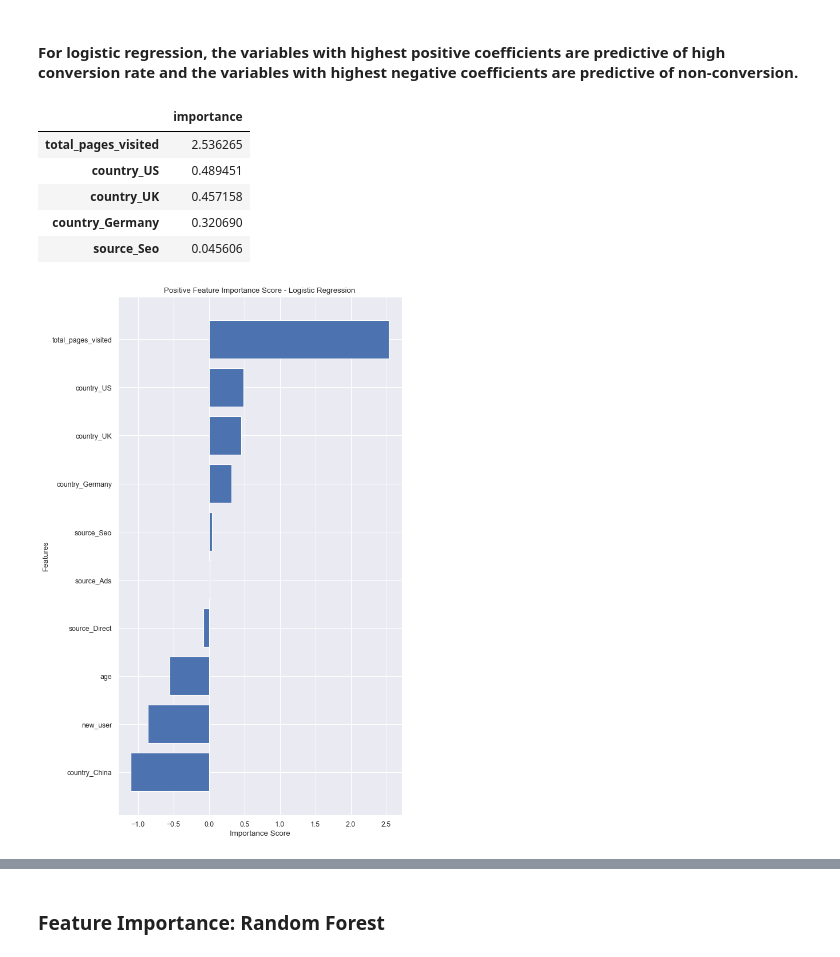
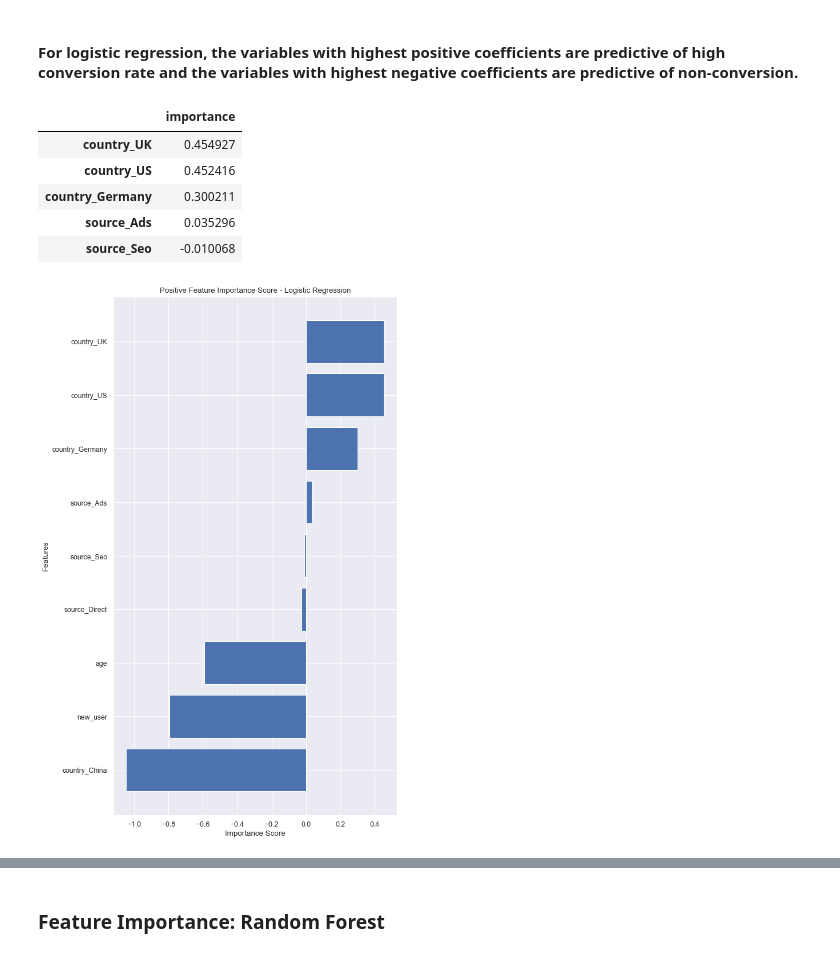
Before and after one commit to serge-ouedraogo/Converting-Users-to-Customers, a Jupyter notebook: Conversion_Rate.ipynb, the cells around one changed output, grey strips where cells are left out. Saved outputs shown, nothing was run; the diff lists cells and outputs as text; code cells hidden in the pictures.

```diff
--- a/Conversion_Rate.ipynb
+++ b/Conversion_Rate.ipynb
@@ -233,7 +233,6 @@ sns.pairplot(df_data.loc[:, :], palette=pal, hue="converted")
 # %%
 col2use=['age',
  'new_user',
- 'total_pages_visited',
  'country_China',
  'country_Germany',
  'country_UK',
@@ -766,28 +764,28 @@ feature_importances = pd.DataFrame(lr.coef_[0],
 feature_importances.head()
 # %% [output]
 |  | importance |
-| total_pages_visited | 2.536265 |
-| country_US | 0.489451 |
-| country_UK | 0.457158 |
-| country_Germany | 0.320690 |
-| source_Seo | 0.045606 |
+| country_UK | 0.454927 |
+| country_US | 0.452416 |
+| country_Germany | 0.300211 |
+| source_Ads | 0.035296 |
+| source_Seo | -0.010068 |
 # %%
 import matplotlib.pyplot as plt
-num = 10
+num = 9
 ylocs = np.arange(num)
 # get the feature importance for top num and sort in reverse order
 values_to_plot = feature_importances.iloc[:num].values.ravel()[::-1]
 feature_labels = list(feature_importances.iloc[:num].index)[::-1]
 
 plt.figure(num=None, figsize=(8, 15), dpi=80, facecolor='w', edgecolor='k');
 plt.barh(ylocs, values_to_plot, align = 'center')
 plt.ylabel('Features')
 plt.xlabel('Importance Score')
 plt.title('Positive Feature Importance Score - Logistic Regression')
 plt.yticks(ylocs, feature_labels)
 plt.show()
 # %% [output]
-[figure, old version]
+[figure, new version]
 # %%
 values_to_plot = feature_importances.iloc[-num:].values.ravel()
 feature_labels = list(feature_importances.iloc[-num:].index)
```
Also changed, not shown: parts of 31 cells of this notebook.
